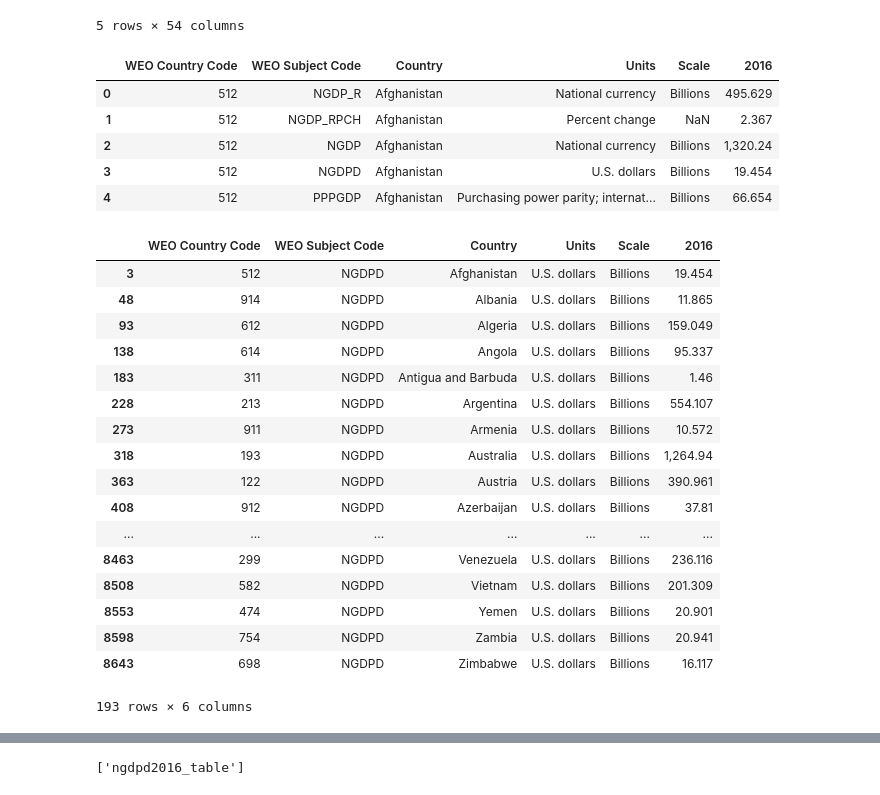
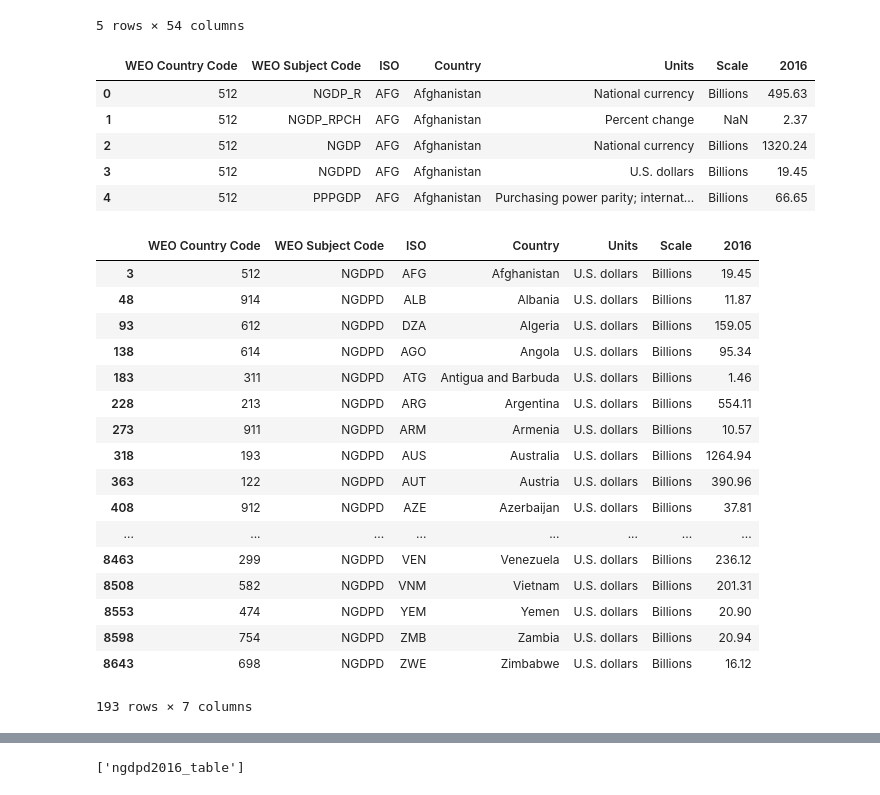
Before and after one commit to Jesusgom28/etlproject, a Jupyter notebook: NGDPD_stan.ipynb, the cells around one changed output, grey strips where cells are left out. Cells and saved outputs as stored; diff of their text form; code cells hidden in the pictures.

```diff
--- a/NGDPD_stan.ipynb
+++ b/NGDPD_stan.ipynb
@@ -1,6 +1,7 @@
 # %%
 import pandas as pd
 from sqlalchemy import create_engine
+pd.options.display.float_format = '{:.2f}'.format
 # %%
 csv_file = "Resources/WEOApr2018all.csv"
 gdp_data_df = pd.read_csv(csv_file)
@@ -14,35 +15,35 @@ gdp_data_df.head()
 | 4 | 512 | AFG | PPPGDP | Afghanistan | Gross domestic product, current p... | These data form the basis for the... | Purchasing power parity; internat... | ... |
 5 rows × 54 columns
 # %%
-new_gdp_data_df = gdp_data_df[['WEO Country Code', 'WEO Subject Code', 'Country', 'Units', 'Scale', '2016']].copy()
+new_gdp_data_df = gdp_data_df[['WEO Country Code', 'WEO Subject Code', 'ISO', 'Country', 'Units', 'Scale', '2016']].copy()
 new_gdp_data_df.head()
 # %% [output]
-|  | WEO Country Code | WEO Subject Code | Country | Units | Scale | 2016 |
-| 0 | 512 | NGDP_R | Afghanistan | National currency | Billions | 495.629 |
-| 1 | 512 | NGDP_RPCH | Afghanistan | Percent change | NaN | 2.367 |
-| 2 | 512 | NGDP | Afghanistan | National currency | Billions | 1,320.24 |
-| 3 | 512 | NGDPD | Afghanistan | U.S. dollars | Billions | 19.454 |
-| 4 | 512 | PPPGDP | Afghanistan | Purchasing power parity; internat... | Billions | 66.654 |
+|  | WEO Country Code | WEO Subject Code | ISO | Country | Units | Scale | 2016 |
+| 0 | 512 | NGDP_R | AFG | Afghanistan | National currency | Billions | 495.63 |
+| 1 | 512 | NGDP_RPCH | AFG | Afghanistan | Percent change | NaN | 2.37 |
+| 2 | 512 | NGDP | AFG | Afghanistan | National currency | Billions | 1320.24 |
+| 3 | 512 | NGDPD | AFG | Afghanistan | U.S. dollars | Billions | 19.45 |
+| 4 | 512 | PPPGDP | AFG | Afghanistan | Purchasing power parity; internat... | Billions | 66.65 |
 # %%
 new_ngdpd_data_df = new_gdp_data_df[new_gdp_data_df['WEO Subject Code'] == 'NGDPD']
 new_ngdpd_data_df
 # %% [output]
-|  | WEO Country Code | WEO Subject Code | Country | Units | Scale | 2016 |
-| 3 | 512 | NGDPD | Afghanistan | U.S. dollars | Billions | 19.454 |
-| 48 | 914 | NGDPD | Albania | U.S. dollars | Billions | 11.865 |
-| 93 | 612 | NGDPD | Algeria | U.S. dollars | Billions | 159.049 |
-| 138 | 614 | NGDPD | Angola | U.S. dollars | Billions | 95.337 |
-| 183 | 311 | NGDPD | Antigua and Barbuda | U.S. dollars | Billions | 1.46 |
-| 228 | 213 | NGDPD | Argentina | U.S. dollars | Billions | 554.107 |
-| 273 | 911 | NGDPD | Armenia | U.S. dollars | Billions | 10.572 |
-| 318 | 193 | NGDPD | Australia | U.S. dollars | Billions | 1,264.94 |
-| 363 | 122 | NGDPD | Austria | U.S. dollars | Billions | 390.961 |
-| 408 | 912 | NGDPD | Azerbaijan | U.S. dollars | Billions | 37.81 |
-| ... | ... | ... | ... | ... | ... | ... |
-| 8463 | 299 | NGDPD | Venezuela | U.S. dollars | Billions | 236.116 |
-| 8508 | 582 | NGDPD | Vietnam | U.S. dollars | Billions | 201.309 |
-| 8553 | 474 | NGDPD | Yemen | U.S. dollars | Billions | 20.901 |
-| 8598 | 754 | NGDPD | Zambia | U.S. dollars | Billions | 20.941 |
-| 8643 | 698 | NGDPD | Zimbabwe | U.S. dollars | Billions | 16.117 |
+|  | WEO Country Code | WEO Subject Code | ISO | Country | Units | Scale | 2016 |
+| 3 | 512 | NGDPD | AFG | Afghanistan | U.S. dollars | Billions | 19.45 |
+| 48 | 914 | NGDPD | ALB | Albania | U.S. dollars | Billions | 11.87 |
+| 93 | 612 | NGDPD | DZA | Algeria | U.S. dollars | Billions | 159.05 |
+| 138 | 614 | NGDPD | AGO | Angola | U.S. dollars | Billions | 95.34 |
+| 183 | 311 | NGDPD | ATG | Antigua and Barbuda | U.S. dollars | Billions | 1.46 |
+| 228 | 213 | NGDPD | ARG | Argentina | U.S. dollars | Billions | 554.11 |
+| 273 | 911 | NGDPD | ARM | Armenia | U.S. dollars | Billions | 10.57 |
+| 318 | 193 | NGDPD | AUS | Australia | U.S. dollars | Billions | 1264.94 |
+| 363 | 122 | NGDPD | AUT | Austria | U.S. dollars | Billions | 390.96 |
+| 408 | 912 | NGDPD | AZE | Azerbaijan | U.S. dollars | Billions | 37.81 |
+| ... | ... | ... | ... | ... | ... | ... | ... |
+| 8463 | 299 | NGDPD | VEN | Venezuela | U.S. dollars | Billions | 236.12 |
+| 8508 | 582 | NGDPD | VNM | Vietnam | U.S. dollars | Billions | 201.31 |
+| 8553 | 474 | NGDPD | YEM | Yemen | U.S. dollars | Billions | 20.90 |
+| 8598 | 754 | NGDPD | ZMB | Zambia | U.S. dollars | Billions | 20.94 |
+| 8643 | 698 | NGDPD | ZWE | Zimbabwe | U.S. dollars | Billions | 16.12 |
-193 rows × 6 columns
+193 rows × 7 columns
 # %%
```
Also changed, not shown: parts of 3 cells of this notebook, 1 other file.
